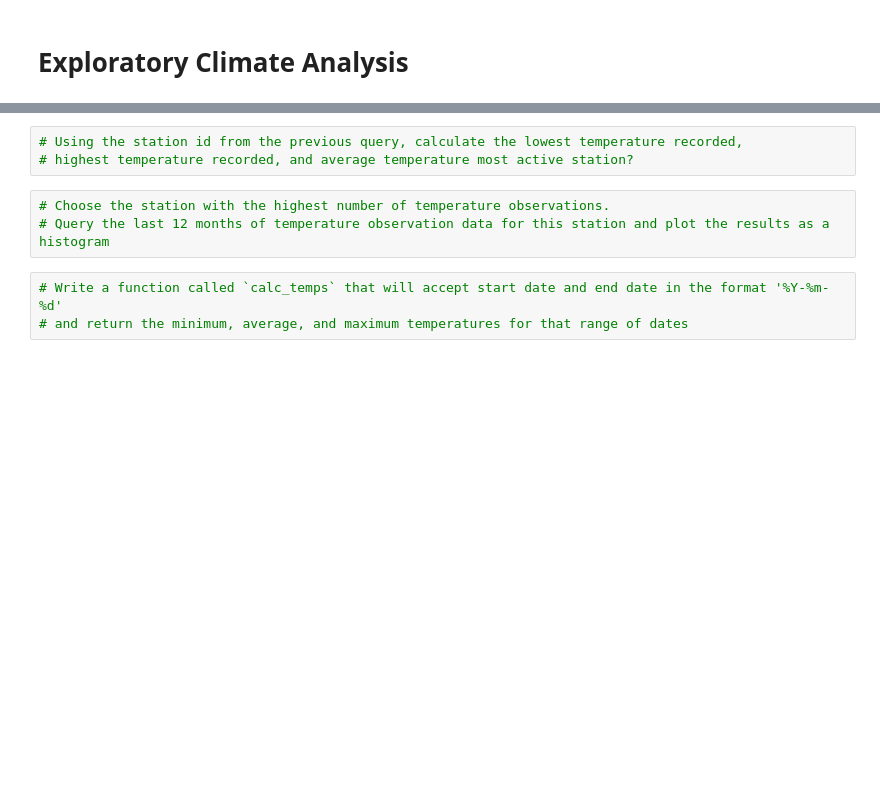
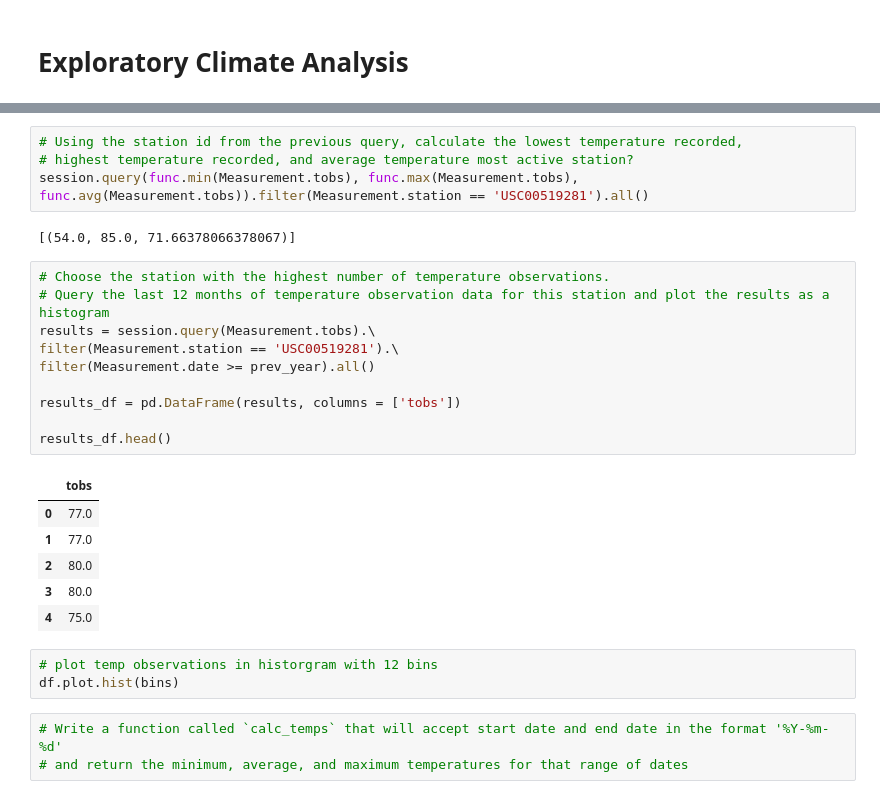
Before and after one commit to larabjork/weather-data-sqlite, a Jupyter notebook: climate_analysis.ipynb, the cells around one changed output, grey strips where cells are left out. Drawn from its saved outputs; the diff is of its cells as text; blank space fills up the shorter version.

```diff
--- a/climate_analysis.ipynb
+++ b/climate_analysis.ipynb
@@ -89,9 +117,29 @@ df = df.sort_index()
 # %%
 # Using the station id from the previous query, calculate the lowest temperature recorded,
 # highest temperature recorded, and average temperature most active station?
+session.query(func.min(Measurement.tobs), func.max(Measurement.tobs), func.avg(Measurement.tobs)).filter(Measurement.station == 'USC00519281').all()
+# %% [output]
+[(54.0, 85.0, 71.66378066378067)]
 # %%
 # Choose the station with the highest number of temperature observations.
 # Query the last 12 months of temperature observation data for this station and plot the results as a histogram
+results = session.query(Measurement.tobs).\
+filter(Measurement.station == 'USC00519281').\
+filter(Measurement.date >= prev_year).all()
+
+results_df = pd.DataFrame(results, columns = ['tobs'])
+
+results_df.head()
+# %% [output]
+|  | tobs |
+| 0 | 77.0 |
+| 1 | 77.0 |
+| 2 | 80.0 |
+| 3 | 80.0 |
+| 4 | 75.0 |
+# %%
+# plot temp observations in historgram with 12 bins
+df.plot.hist(bins)
 # %%
 # Write a function called `calc_temps` that will accept start date and end date in the format '%Y-%m-%d'
 # and return the minimum, average, and maximum temperatures for that range of dates
```
Also changed, not shown: parts of 4 cells of this notebook.
